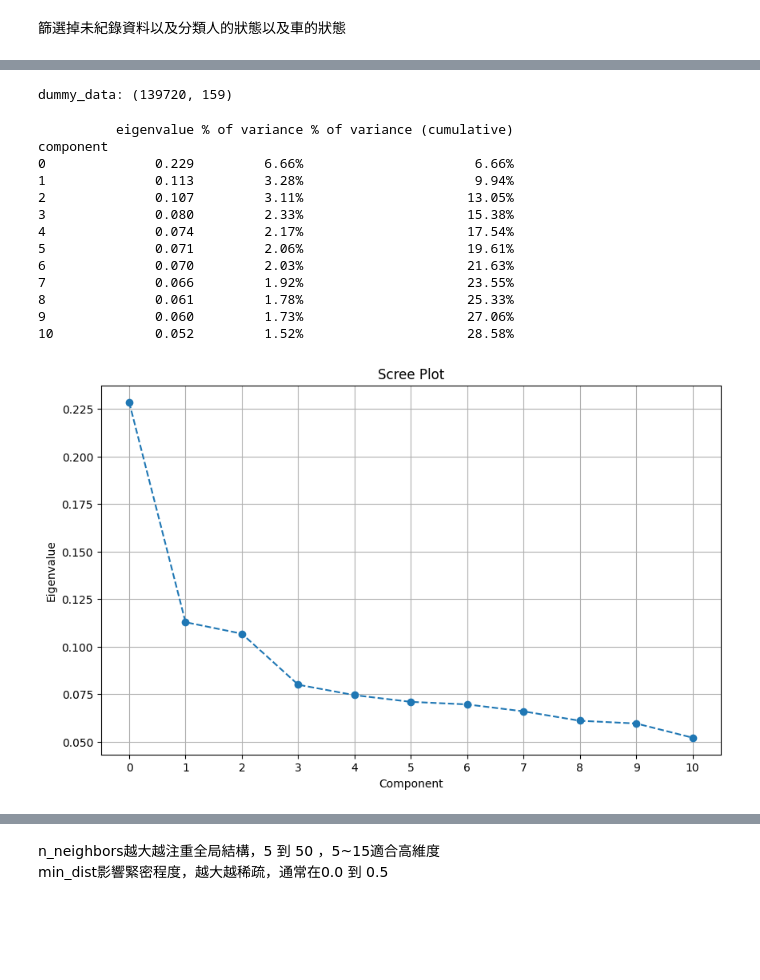
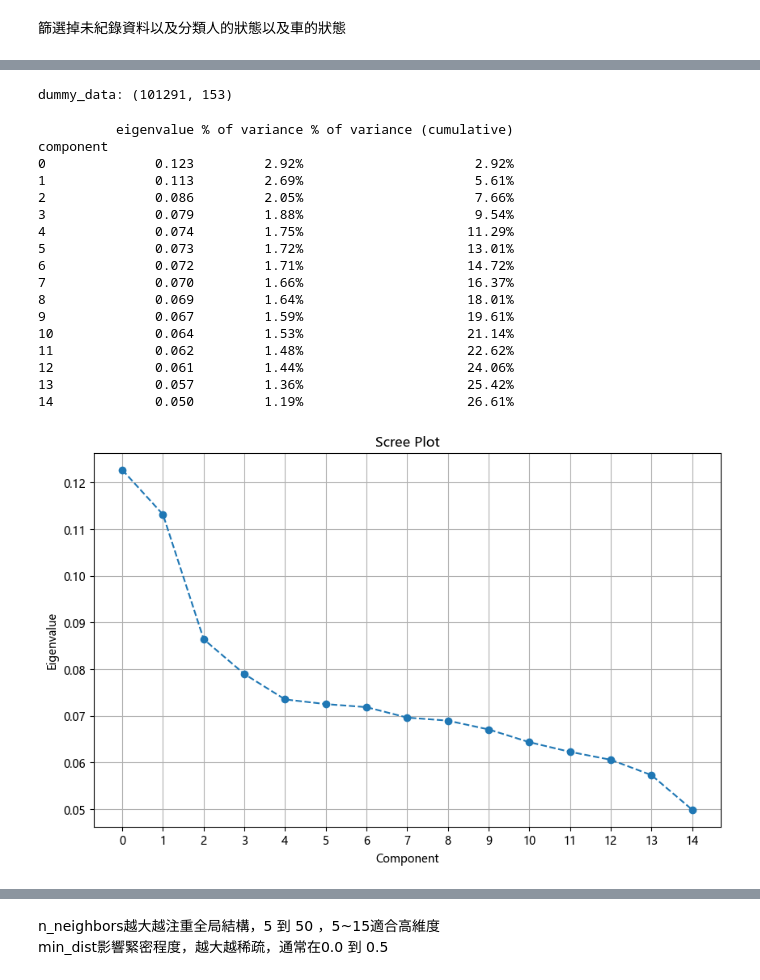
Before and after one commit to kennywang112/TrafficTDApython, a Jupyter notebook: Version3/Car.ipynb, the cells around one changed output, grey strips where cells are left out. Cells and saved outputs as stored; diff of their text form; code cells hidden in the pictures; blank space fills up the shorter version.

```diff
--- a/Version3/Car.ipynb
+++ b/Version3/Car.ipynb
@@ -68,3 +74,39 @@ select_lst = [
     '事故類型及型態大類別名稱', '肇因研判大類別名稱-主要', '當事者區分-類別-大類別名稱-車種', '當事者行動狀態大類別名稱',
     '車輛撞擊部位大類別名稱-最初', '車輛撞擊部位大類別名稱-其他', '肇因研判大類別名稱-個別',
 ]
+
+def preprocess(input_data, select_lst):
+    # 篩選到第一個順位，因為注重的是單次事故的情況
+    sample_data = input_data[input_data['當事者順位'] == 1].reset_index(drop=True, inplace=False)
+    sample_data = sample_data[sample_data['發生月份'] < 11]
+    dataA = sample_data[select_lst]
+
+    # 將資料分出死亡和受傷，合併到原本的資料後去除多餘的死亡受傷人數
+    death_injury_data = split_death_injury(dataA['死亡受傷人數'])
+    dist_df = pd.concat([dataA, death_injury_data], axis=1)
+    # 補齊缺失值
+    dist_df[select_lst] = dist_df[select_lst].fillna('未紀錄')
+
+    dist_df.drop(columns=['死亡受傷人數'], inplace=True)
+
+    return dist_df
+
+dist_dfA1 = preprocess(dataA1, select_lst)
+dist_dfA2 = preprocess(dataA2, select_lst)
+
+dist_dfA2 = dist_dfA2[dist_dfA2['當事者行動狀態大類別名稱'] != '未紀錄']
+dist_dfA1 = dist_dfA1[dist_dfA1['當事者行動狀態大類別名稱'] != '未紀錄']
+
+car_A2 = dist_dfA2[dist_dfA2['當事者行動狀態大類別名稱'] == '車的狀態']
+car_A1 = dist_dfA1[dist_dfA1['當事者行動狀態大類別名稱'] == '車的狀態']
+
+car_A1.drop(columns=['當事者行動狀態大類別名稱'], inplace=True)
+car_A2.drop(columns=['當事者行動狀態大類別名稱'], inplace=True)
+
+car_A2 = car_A2[car_A2['肇因研判大類別名稱-主要'] != '非駕駛者']
+car_A1 = car_A1[car_A1['肇因研判大類別名稱-主要'] != '非駕駛者']
+car_A2 = car_A2[car_A2['肇因研判大類別名稱-主要'] != '無(非車輛駕駛人因素)']
+car_A1 = car_A1[car_A1['肇因研判大類別名稱-主要'] != '無(非車輛駕駛人因素)']
+
+car_A2 = car_A2[car_A2['行動電話或電腦或其他相類功能裝置名稱'] != '未紀錄']
+car_A1 = car_A1[car_A1['行動電話或電腦或其他相類功能裝置名稱'] != '未紀錄']
@@ -126,7 +125,7 @@ See the caveats in the documentation: https://pandas.pydata.org/pandas-docs/stab
 # %%
 from sklearn.utils import resample
 
-sampling_ratio = 0.5
+sampling_ratio = 0.33  # 下採樣比例
 
 # 計算 A1 和 A2 原始數據量比例
 A1_total = len(car_A1)
@@ -209,50 +210,54 @@ print('dummy_data:', dummy_data.shape)
 data_to_map = dummy_data.drop(['死亡', '受傷'], axis=1)
 mapper_numpy = data_to_map.to_numpy()
 # %% [output]
-dummy_data: (139720, 159)
+dummy_data: (101291, 153)
 # %%
 import prince
 
 mca = prince.MCA(
     one_hot=False,
-    n_components=11,
+    n_components=15,
     n_iter=30,
     copy=True,
     check_input=True,
     random_state=42
 )
 
 mca.fit(data_to_map)
 lens = mca.transform(data_to_map)
 
 print(mca.eigenvalues_summary)
 
 eigenvalues = mca.eigenvalues_
 
 components = range(0, len(eigenvalues))
 
 variance = mca.eigenvalues_summary['% of variance']
 
 plt.figure(figsize=(10, 6))
 plt.plot(components, eigenvalues, marker='o', linestyle='--')
 plt.title("Scree Plot")
 plt.xlabel("Component")
 plt.ylabel("Eigenvalue")
 plt.xticks(components)
 plt.grid(True)
 plt.show()
 # %% [output]
           eigenvalue % of variance % of variance (cumulative)
 component
-0              0.229         6.66%                      6.66%
-1              0.113         3.28%                      9.94%
-2              0.107         3.11%                     13.05%
-3              0.080         2.33%                     15.38%
-4              0.074         2.17%                     17.54%
-5              0.071         2.06%                     19.61%
-6              0.070         2.03%                     21.63%
-7              0.066         1.92%                     23.55%
-8              0.061         1.78%                     25.33%
-9              0.060         1.73%                     27.06%
-10             0.052         1.52%                     28.58%
+0              0.123         2.92%                      2.92%
+1              0.113         2.69%                      5.61%
+2              0.086         2.05%                      7.66%
+3              0.079         1.88%                      9.54%
+4              0.074         1.75%                     11.29%
+5              0.073         1.72%                     13.01%
+6              0.072         1.71%                     14.72%
+7              0.070         1.66%                     16.37%
+8              0.069         1.64%                     18.01%
+9              0.067         1.59%                     19.61%
+10             0.064         1.53%                     21.14%
+11             0.062         1.48%                     22.62%
+12             0.061         1.44%                     24.06%
+13             0.057         1.36%                     25.42%
+14             0.050         1.19%                     26.61%
-[figure, old version]
+[figure, new version]
```
Also changed, not shown: parts of 22 cells of this notebook, 22 other files.
